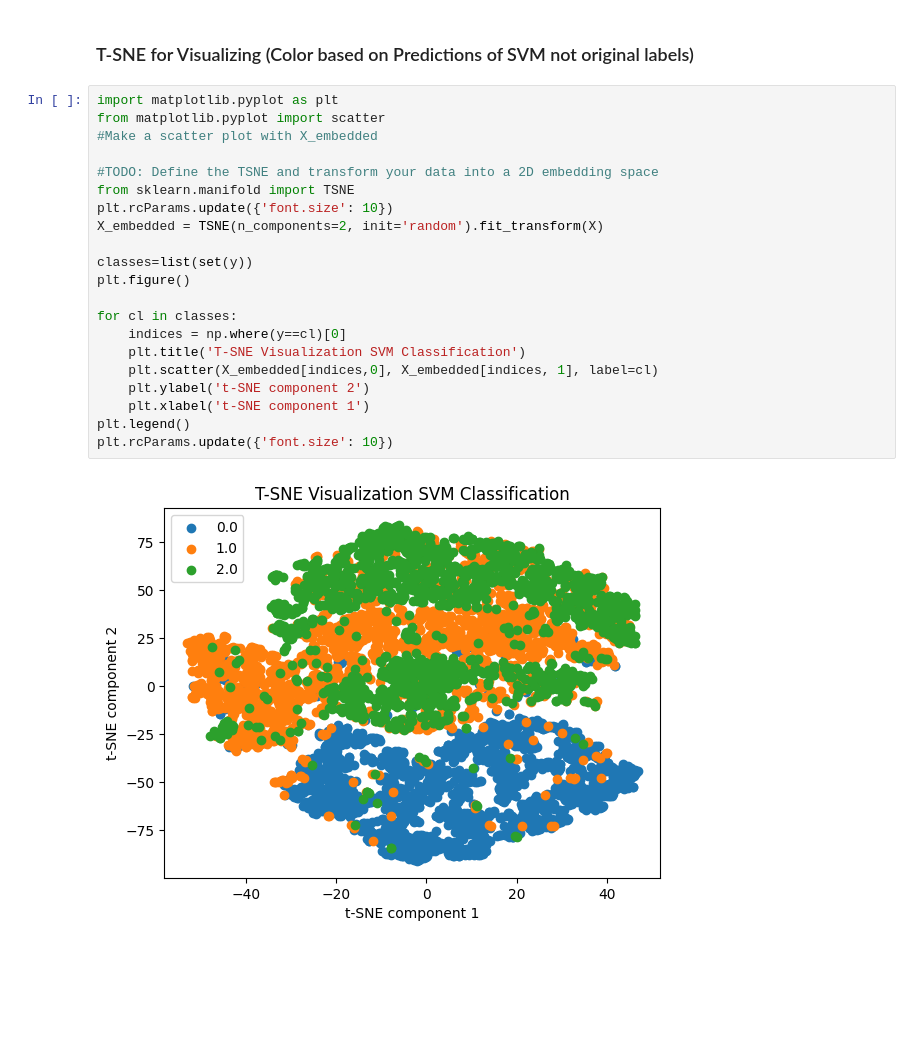
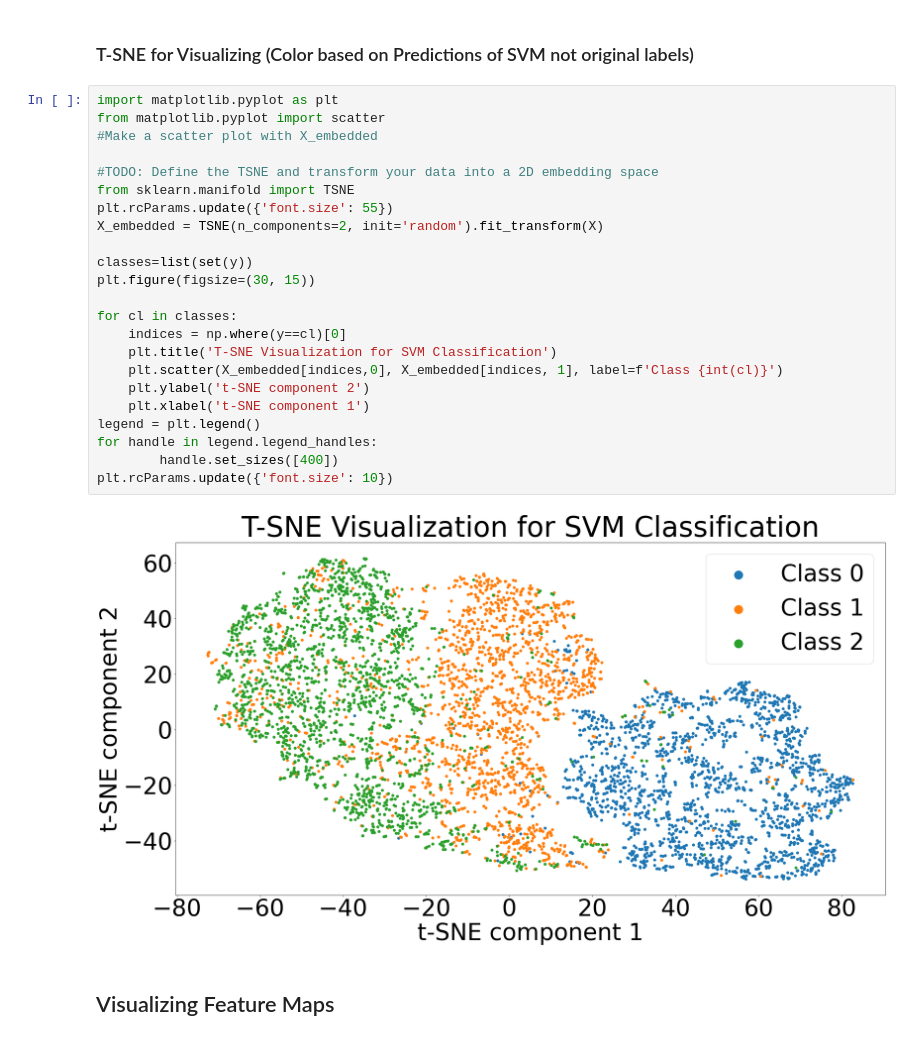
Before and after one commit to Vasudev-Sharma-13/COMP6321-GroupE, a Jupyter notebook: Task2/Task2_FeatureExtraction_SVM/Task2_FeatureExtraction_D2_SVM.ipynb, the cells around one changed output. Cells and saved outputs as stored; diff of their text form; blank space fills up the shorter version.

Commit message:
Make TSNE Plots Consistent after removing last Fully Connect Layer

```diff
--- a/Task2/Task2_FeatureExtraction_SVM/Task2_FeatureExtraction_D2_SVM.ipynb
+++ b/Task2/Task2_FeatureExtraction_SVM/Task2_FeatureExtraction_D2_SVM.ipynb
@@ -350,23 +331,27 @@ weighted avg       0.94      0.94      0.94      1200
 # %%
 import matplotlib.pyplot as plt
 from matplotlib.pyplot import scatter
 #Make a scatter plot with X_embedded
 
 #TODO: Define the TSNE and transform your data into a 2D embedding space
 from sklearn.manifold import TSNE
-plt.rcParams.update({'font.size': 10})
+plt.rcParams.update({'font.size': 55})
 X_embedded = TSNE(n_components=2, init='random').fit_transform(X)
 
 classes=list(set(y))
-plt.figure()
+plt.figure(figsize=(30, 15))
 
 for cl in classes:
     indices = np.where(y==cl)[0]
-    plt.title('T-SNE Visualization SVM Classification')
-    plt.scatter(X_embedded[indices,0], X_embedded[indices, 1], label=cl)
+    plt.title('T-SNE Visualization for SVM Classification')
+    plt.scatter(X_embedded[indices,0], X_embedded[indices, 1], label=f'Class {int(cl)}')
     plt.ylabel('t-SNE component 2')
     plt.xlabel('t-SNE component 1')
-plt.legend()
+legend = plt.legend()
+for handle in legend.legend_handles:
+        handle.set_sizes([400])
 plt.rcParams.update({'font.size': 10})
 # %% [output]
-[figure, old version]
+[figure, new version]
+# %% [markdown]
+## Visualizing Feature Maps
```
Also changed, not shown: parts of 24 cells of this notebook, 4 other files.
